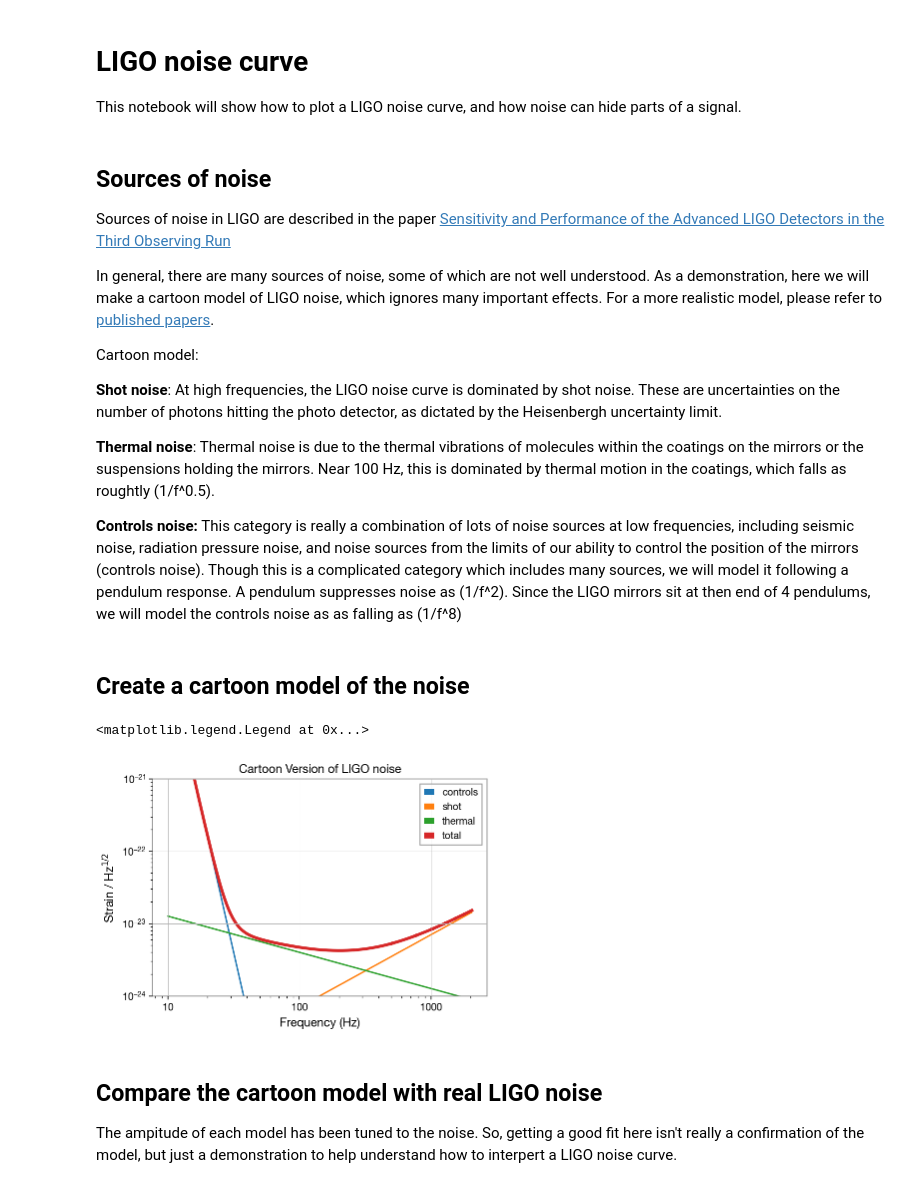
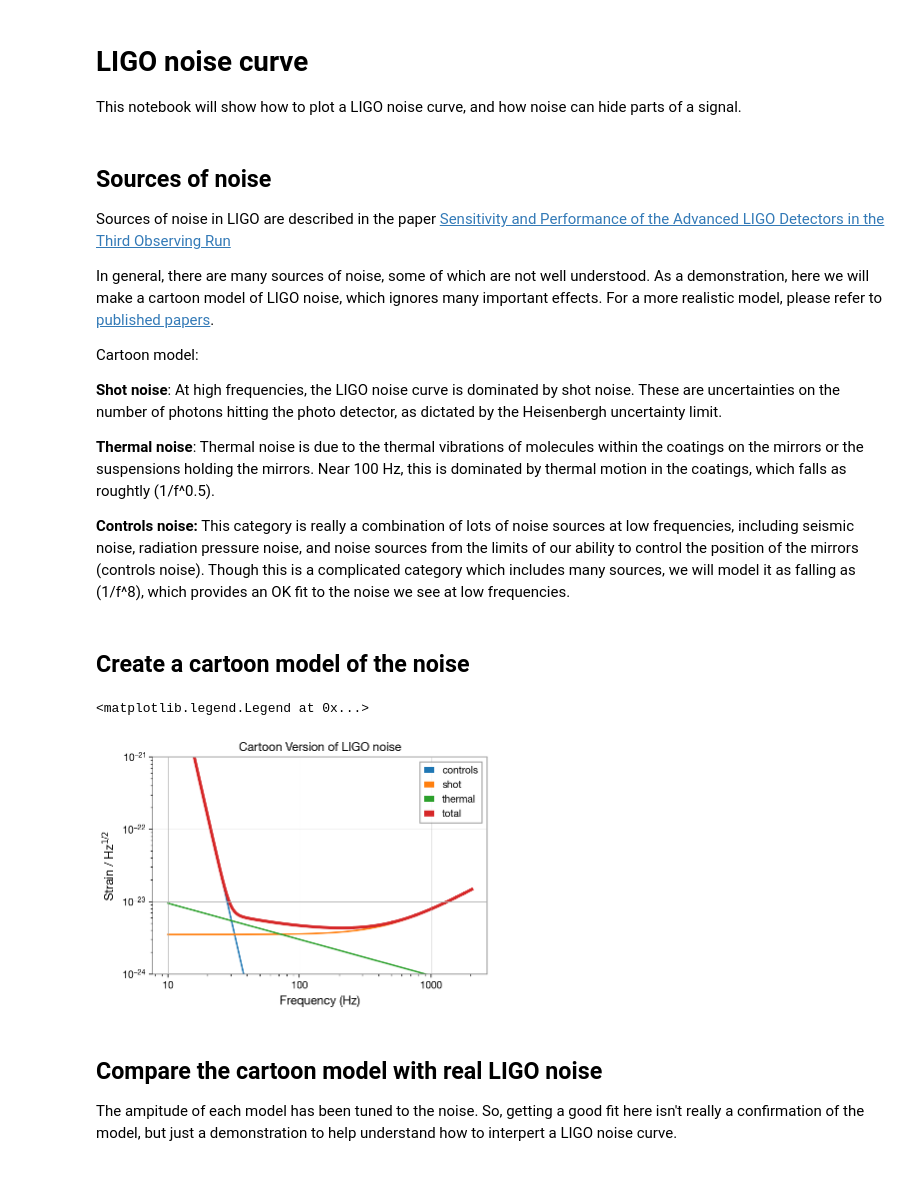
Before and after one commit to jkanner/gw-intro, a Jupyter notebook: intro-5-noise.ipynb, the cells around one changed output. Drawn from its saved outputs; the diff is of its cells as text; code cells hidden in the pictures.

Commit message:
update cartoon noise model

```diff
--- a/intro-5-noise.ipynb
+++ b/intro-5-noise.ipynb
@@ -15,6 +15,6 @@ Cartoon model:
 
 **Thermal noise**: Thermal noise is due to the thermal vibrations of molecules within the coatings on the mirrors or the suspensions holding the mirrors.  Near 100 Hz, this is dominated by thermal motion in the coatings, which falls as roughtly (1/f^0.5).
 
-**Controls noise:** This category is really a combination of lots of noise sources at low frequencies, including seismic noise, radiation pressure noise, and noise sources from the limits of our ability to control the position of the mirrors (controls noise).  Though this is a complicated category which includes many sources, we will model it following a pendulum response.  A pendulum suppresses noise as (1/f^2).  Since the LIGO mirrors sit at then end of 4 pendulums, we will model the controls noise as as falling as (1/f^8)
+**Controls noise:** This category is really a combination of lots of noise sources at low frequencies, including seismic noise, radiation pressure noise, and noise sources from the limits of our ability to control the position of the mirrors (controls noise).  Though this is a complicated category which includes many sources, we will model it as falling as (1/f^8), which provides an OK fit to the noise we see at low frequencies.
 # %% [markdown]
 ## Create a cartoon model of the noise
@@ -24,33 +31,26 @@ Cartoon model:
 # %%
-import matplotlib.pyplot as plt
-import numpy as np
-from gwpy.timeseries import TimeSeries
-from pycbc.waveform import get_td_waveform
-%matplotlib inline
-%config InlineBackend.figure_format='retina'
-
 # -- Define an array or frequencies
 freqs = np.arange(10,2048)
 
 # -- Make a cartoon model of LIGO noise
-seismic = 4e-12*(1/freqs**8)
-thermal = 4e-23*(1/freqs**0.5)
-shot = 7e-27*(freqs)
-cartoon_asd = seismic+shot+thermal
+controls = 4e-12*(1/freqs**8)
+thermal = 3e-23*(1/freqs**0.5)
+shot = 3.5e-24*(np.sqrt(1+(freqs/500)**2))
+cartoon_asd = np.sqrt(controls**2+shot**2+thermal**2)
 # %%
 # -- Plot the cartoon model
-plt.loglog(freqs, seismic, label='controls')
+plt.loglog(freqs, controls, label='controls')
 plt.loglog(freqs, shot, label='shot')
 plt.loglog(freqs, thermal, label='thermal')
 plt.loglog(freqs, cartoon_asd, linewidth=3, label='total')
 plt.ylim(1e-24, 1e-21)
 plt.title('Cartoon Version of LIGO noise')
 plt.ylabel('Strain / Hz$^{1/2}$')
 plt.xlabel('Frequency (Hz)')
 plt.legend()
 # %% [output]
 <matplotlib.legend.Legend at 0x...>
-[figure, old version]
+[figure, new version]
 # %% [markdown]
 ## Compare the cartoon model with real LIGO noise
 
```
Also changed, not shown: parts of 3 cells of this notebook.
